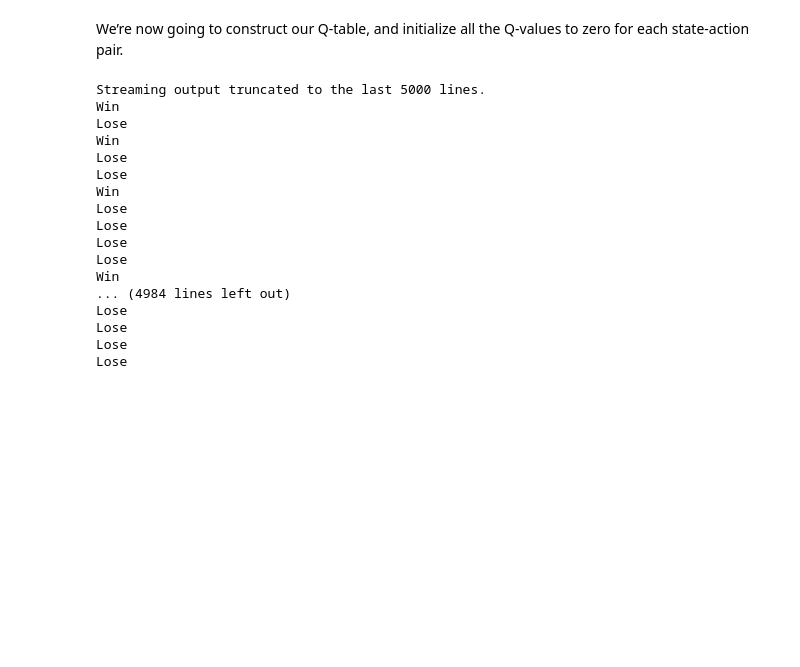
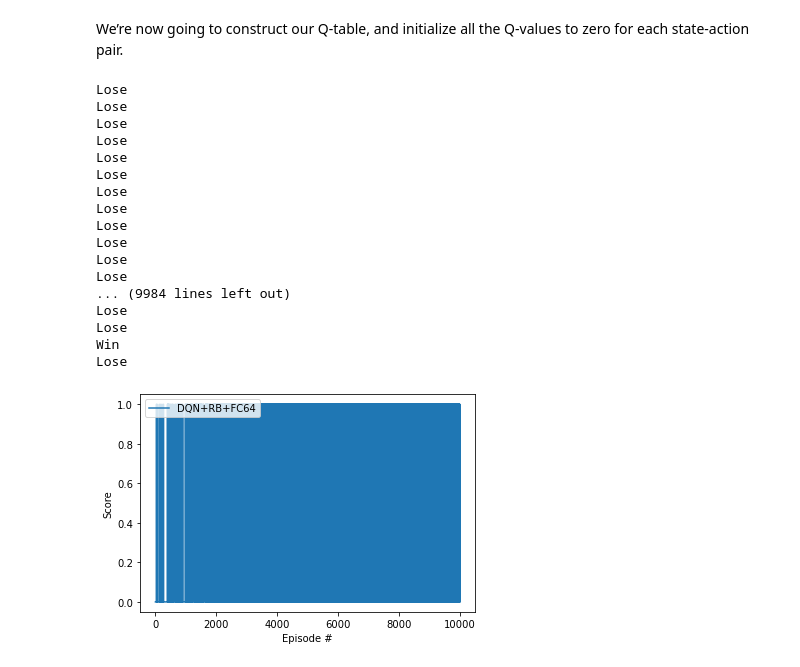
Before and after one commit to sabrinekr/RL_workshop, a Jupyter notebook: Q_learning.ipynb, the cells around one changed output. Cells and saved outputs as stored; diff of their text form; code cells hidden in the pictures; blank space fills up the shorter version.

Commit message:
adding the vizualisation of the score

```diff
--- a/Q_learning.ipynb
+++ b/Q_learning.ipynb
@@ -94,6 +97,7 @@ def learn(observation, observation2, reward, action):
   target = reward + gamma * np.max(Q[observation2, :])
   Q[observation, action] = Q[observation, action] + learning_rate * (target - prediction)
 # %%
+score = []
 for episode in range(total_episodes):
   obs = env.reset()
   t = 0
@@ -107,26 +111,39 @@ for episode in range(total_episodes):
     obs = obs2
     t += 1
     if done:
+      score.append(reward)
       if reward > 0.0:
         print("Win")
       else:
         print("Lose")
       break
 # %% [output]
-Streaming output truncated to the last 5000 lines.
-Win
 Lose
-Win
+Lose
+Lose
+Lose
+Lose
+Lose
+Lose
+Lose
+Lose
+Lose
+Lose
+Lose
+... (9984 lines left out)
 Lose
 Lose
 Win
 Lose
-Lose
-Lose
-Lose
-Win
-... (4984 lines left out)
-Lose
-Lose
-Lose
-Lose
+# %%
+# plot the scores
+fig = plt.figure()
+ax = fig.add_subplot(111)
+plt.plot(np.arange(len(score)), score, label='DQN+RB+FC64')
+#plt.plot(np.arange(len(scores)), avgs, c='r', label='average')
+plt.ylabel('Score')
+plt.xlabel('Episode #')
+plt.legend(loc='upper left');
+plt.show()
+# %% [output]
+[figure, added]
```
Also changed, not shown: parts of 1 cell of this notebook.
